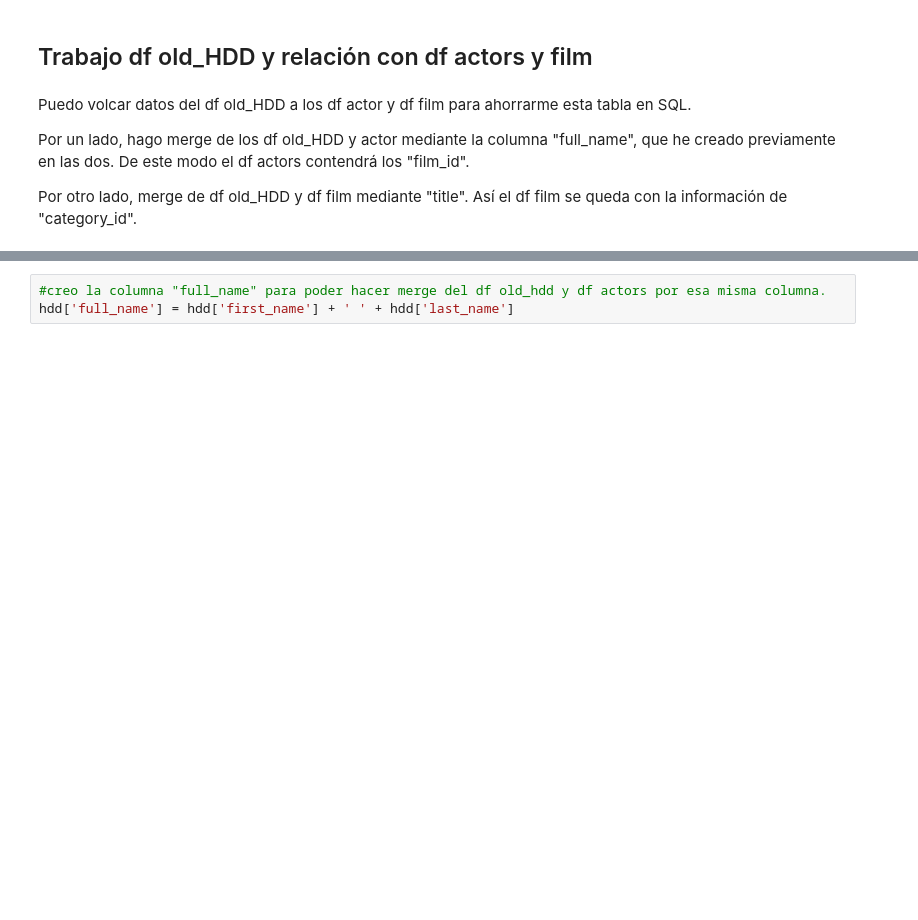
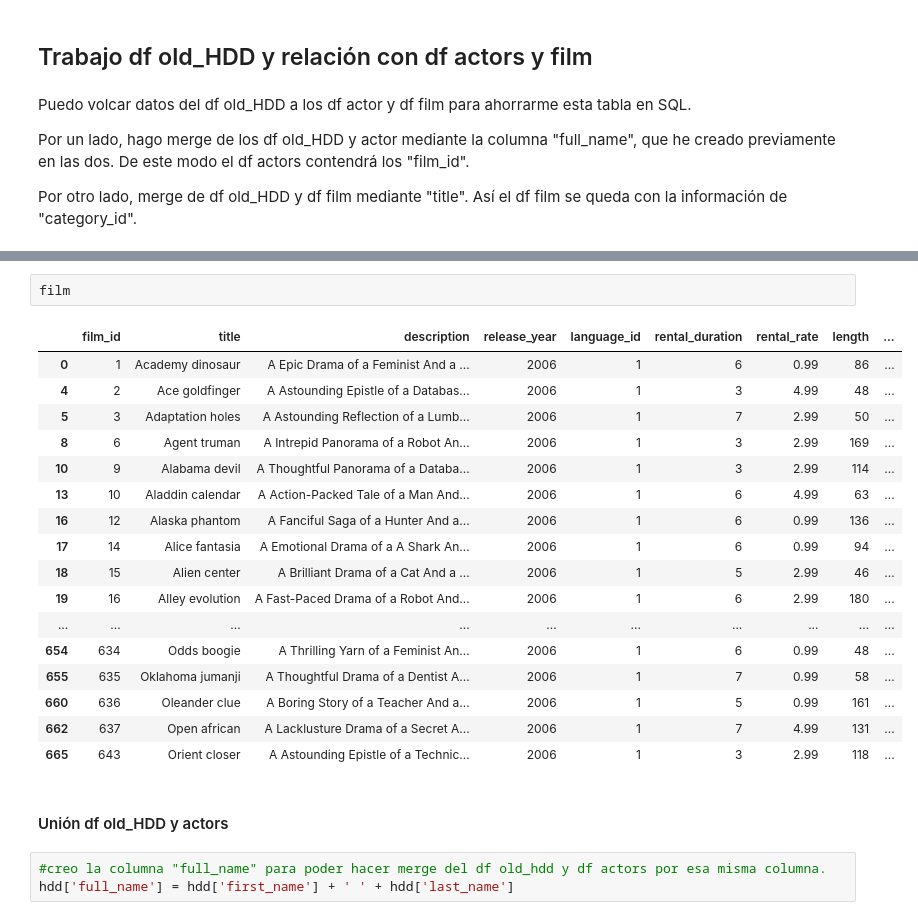
Before and after one commit to charlieciordia/02-mySQL-database, a Jupyter notebook: notebook/main.ipynb, the cells around one changed output, grey strips where cells are left out. Drawn from its saved outputs; the diff is of its cells as text; blank space fills up the shorter version.

```diff
--- a/notebook/main.ipynb
+++ b/notebook/main.ipynb
@@ -270,3 +287,25 @@ film.head(5)
+# %%
+film
+# %% [output]
+|  | film_id | title | description | release_year | language_id | rental_duration | rental_rate | length | ... |
+| 0 | 1 | Academy dinosaur | A Epic Drama of a Feminist And a ... | 2006 | 1 | 6 | 0.99 | 86 | ... |
+| 4 | 2 | Ace goldfinger | A Astounding Epistle of a Databas... | 2006 | 1 | 3 | 4.99 | 48 | ... |
+| 5 | 3 | Adaptation holes | A Astounding Reflection of a Lumb... | 2006 | 1 | 7 | 2.99 | 50 | ... |
+| 8 | 6 | Agent truman | A Intrepid Panorama of a Robot An... | 2006 | 1 | 3 | 2.99 | 169 | ... |
+| 10 | 9 | Alabama devil | A Thoughtful Panorama of a Databa... | 2006 | 1 | 3 | 2.99 | 114 | ... |
+| 13 | 10 | Aladdin calendar | A Action-Packed Tale of a Man And... | 2006 | 1 | 6 | 4.99 | 63 | ... |
+| 16 | 12 | Alaska phantom | A Fanciful Saga of a Hunter And a... | 2006 | 1 | 6 | 0.99 | 136 | ... |
+| 17 | 14 | Alice fantasia | A Emotional Drama of a A Shark An... | 2006 | 1 | 6 | 0.99 | 94 | ... |
+| 18 | 15 | Alien center | A Brilliant Drama of a Cat And a ... | 2006 | 1 | 5 | 2.99 | 46 | ... |
+| 19 | 16 | Alley evolution | A Fast-Paced Drama of a Robot And... | 2006 | 1 | 6 | 2.99 | 180 | ... |
+| ... | ... | ... | ... | ... | ... | ... | ... | ... | ... |
+| 654 | 634 | Odds boogie | A Thrilling Yarn of a Feminist An... | 2006 | 1 | 6 | 0.99 | 48 | ... |
+| 655 | 635 | Oklahoma jumanji | A Thoughtful Drama of a Dentist A... | 2006 | 1 | 7 | 0.99 | 58 | ... |
+| 660 | 636 | Oleander clue | A Boring Story of a Teacher And a... | 2006 | 1 | 5 | 0.99 | 161 | ... |
+| 662 | 637 | Open african | A Lacklusture Drama of a Secret A... | 2006 | 1 | 7 | 4.99 | 131 | ... |
+| 665 | 643 | Orient closer | A Astounding Epistle of a Technic... | 2006 | 1 | 3 | 2.99 | 118 | ... |
+# %% [markdown]
+#### Unión df old_HDD y actors
 # %%
 #creo la columna "full_name" para poder hacer merge del df old_hdd y df actors por esa misma columna.
 hdd['full_name'] = hdd['first_name'] + ' ' + hdd['last_name']
```
Also changed, not shown: parts of 61 cells of this notebook, 8 other files.
